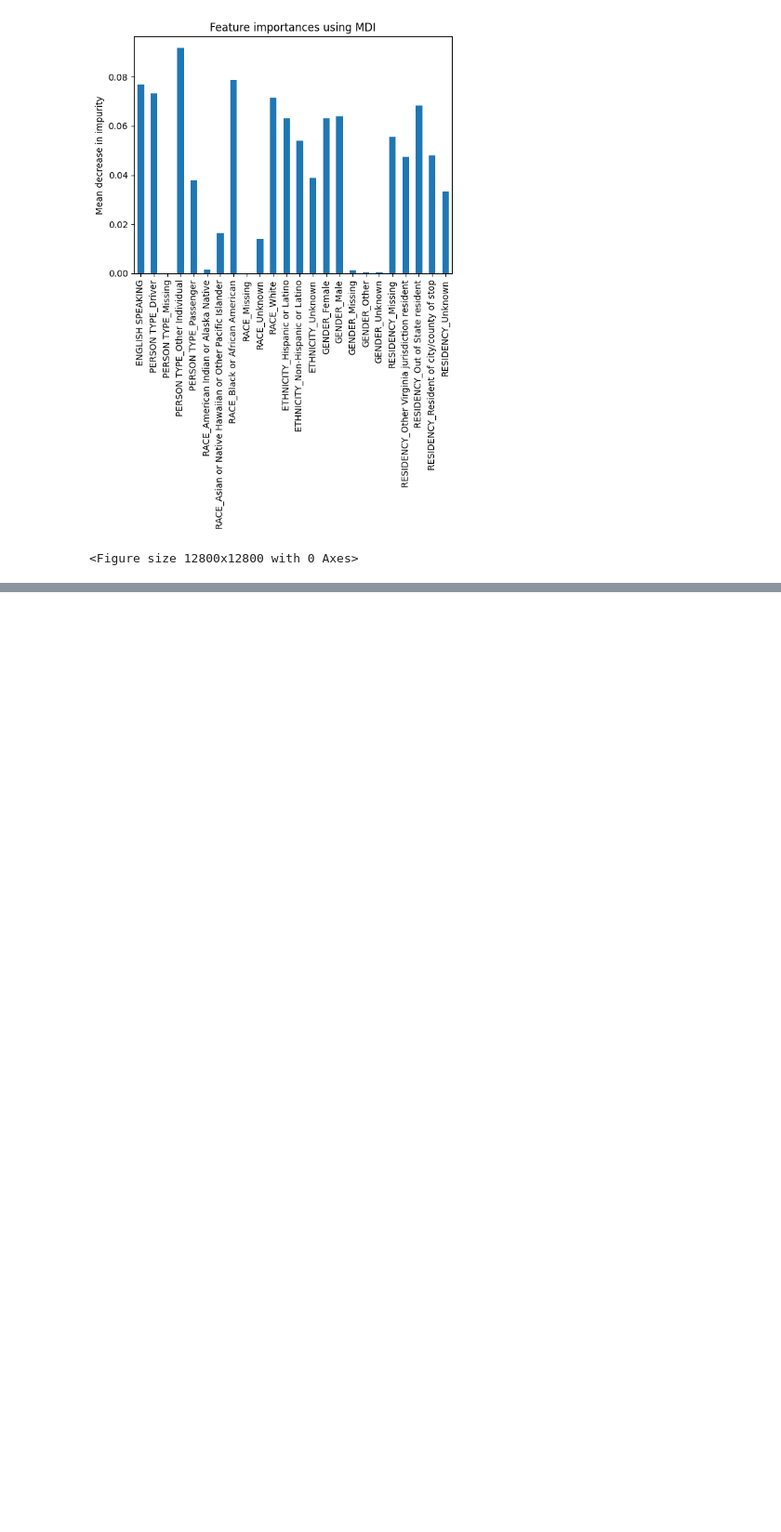
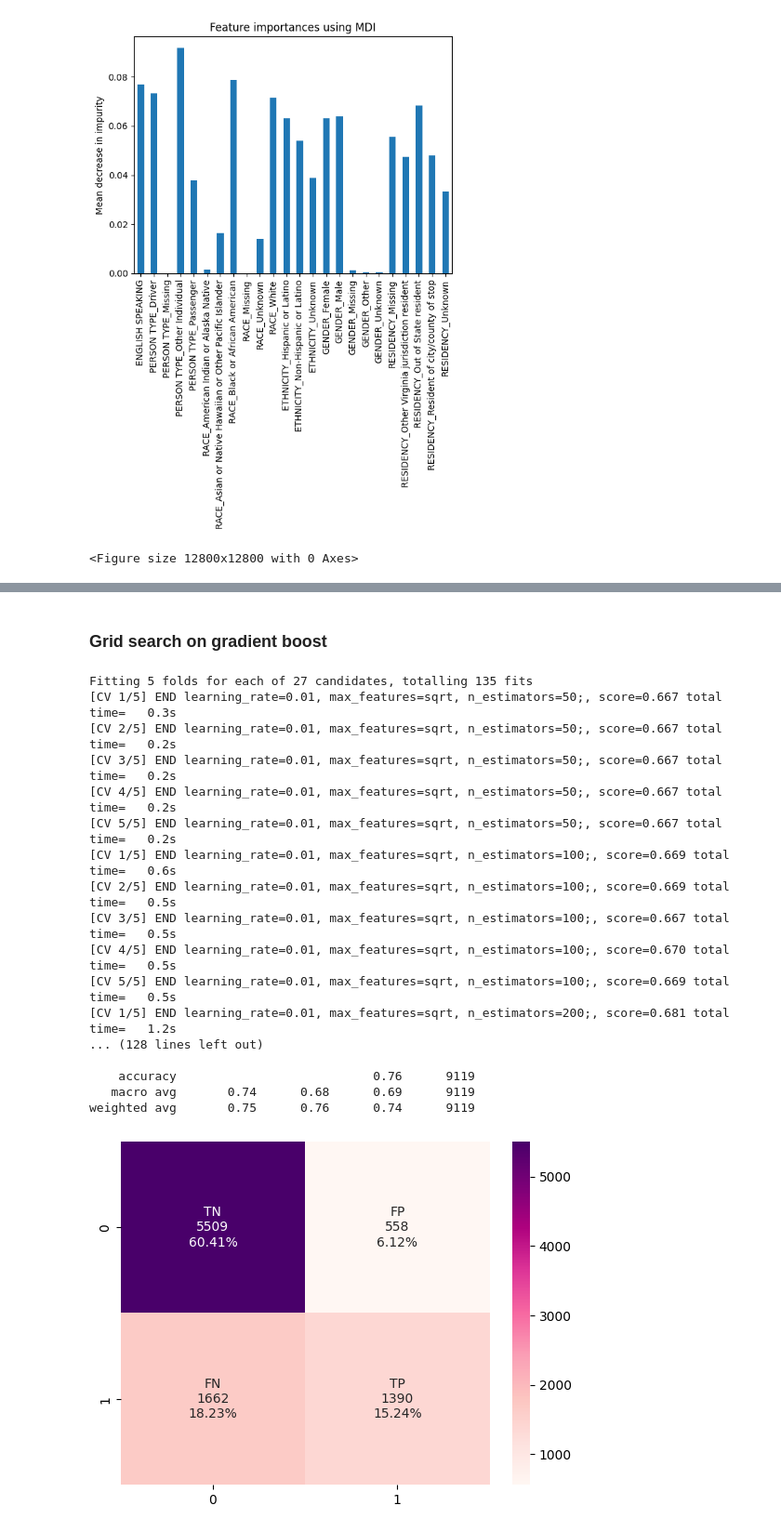
Before and after one commit to sophieganapolsky/ML4VA, a Jupyter notebook: Prediction.ipynb, the cells around one changed output, grey strips where cells are left out. Shown at 93% size. Cells and saved outputs as stored; diff of their text form; code cells hidden in the pictures; blank space fills up the shorter version.

```diff
--- a/Prediction.ipynb
+++ b/Prediction.ipynb
@@ -583,0 +651,32 @@ weighted avg       0.74      0.75      0.72     10061
+# %% [markdown]
+### Grid search on gradient boost
+# %%
+param_grid = [
+    {'n_estimators': [50, 100, 200], 'learning_rate': [0.01, 0.1, 0.25], 'max_features': ['sqrt', 'log2', None]}
+  ]
+
+gb_grid = GridSearchCV(param_grid=param_grid, estimator=GradientBoostingClassifier(random_state=42), verbose=4)
+gb_grid.fit(X_train_sm, y_train_sm)
+y_pred_gb_grid = gb_grid.predict(X_test_sm)
+print(classification_report(y_pred=y_pred_gb_grid, y_true=y_test_sm))
+cnf_gb_grid = confusion_matrix(y_pred=y_pred_gb_grid, y_true=y_test_sm)
+plot_cnf(cnf_gb_grid)
+# %% [output]
+Fitting 5 folds for each of 27 candidates, totalling 135 fits
+[CV 1/5] END learning_rate=0.01, max_features=sqrt, n_estimators=50;, score=0.667 total time=   0.3s
+[CV 2/5] END learning_rate=0.01, max_features=sqrt, n_estimators=50;, score=0.667 total time=   0.2s
+[CV 3/5] END learning_rate=0.01, max_features=sqrt, n_estimators=50;, score=0.667 total time=   0.2s
+[CV 4/5] END learning_rate=0.01, max_features=sqrt, n_estimators=50;, score=0.667 total time=   0.2s
+[CV 5/5] END learning_rate=0.01, max_features=sqrt, n_estimators=50;, score=0.667 total time=   0.2s
+[CV 1/5] END learning_rate=0.01, max_features=sqrt, n_estimators=100;, score=0.669 total time=   0.6s
+[CV 2/5] END learning_rate=0.01, max_features=sqrt, n_estimators=100;, score=0.669 total time=   0.5s
+[CV 3/5] END learning_rate=0.01, max_features=sqrt, n_estimators=100;, score=0.667 total time=   0.5s
+[CV 4/5] END learning_rate=0.01, max_features=sqrt, n_estimators=100;, score=0.670 total time=   0.5s
+[CV 5/5] END learning_rate=0.01, max_features=sqrt, n_estimators=100;, score=0.669 total time=   0.5s
+[CV 1/5] END learning_rate=0.01, max_features=sqrt, n_estimators=200;, score=0.681 total time=   1.2s
+... (128 lines left out)
+
+    accuracy                           0.76      9119
+   macro avg       0.74      0.68      0.69      9119
+weighted avg       0.75      0.76      0.74      9119
+[figure, added]
```
Also changed, not shown: parts of 14 cells of this notebook.
